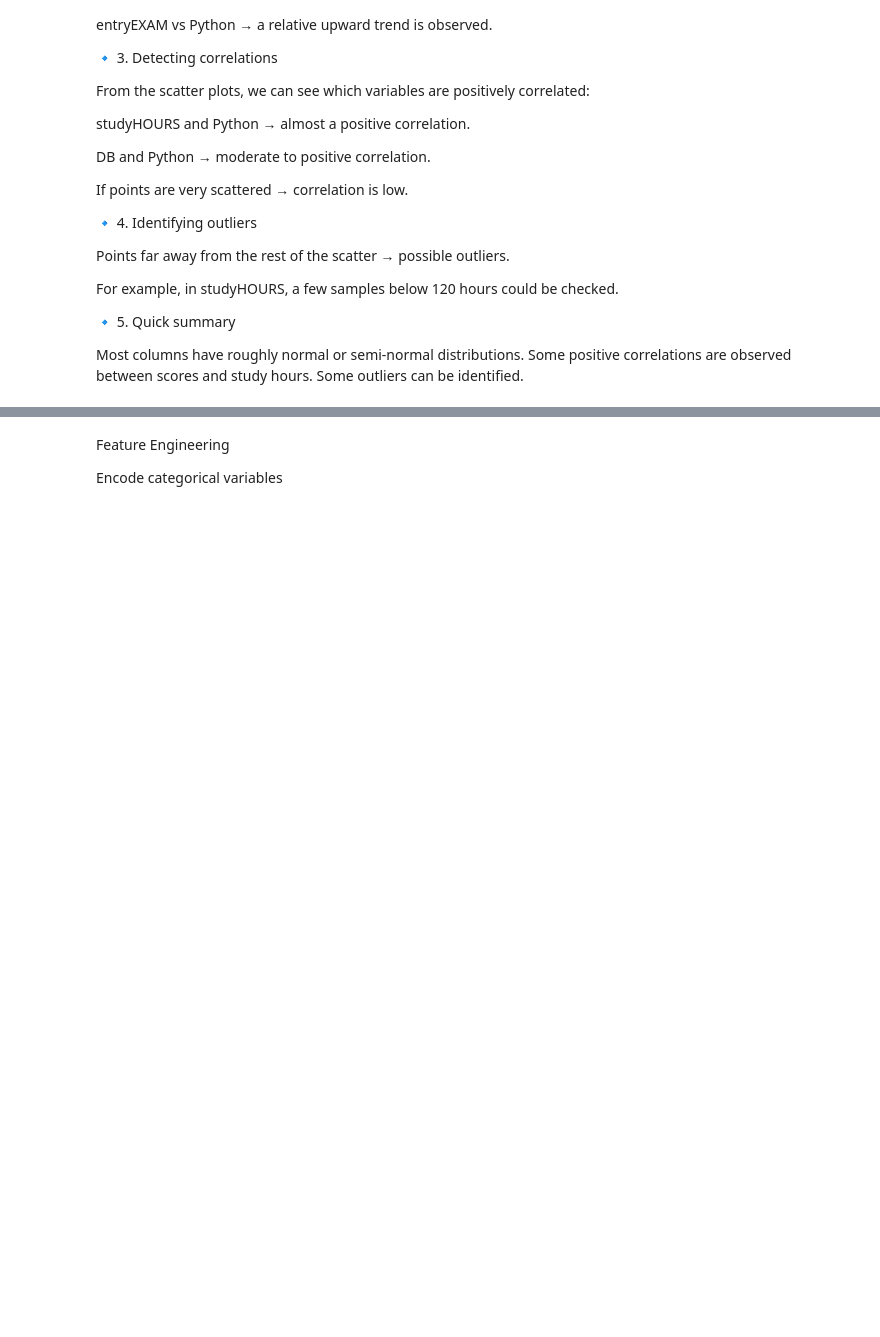
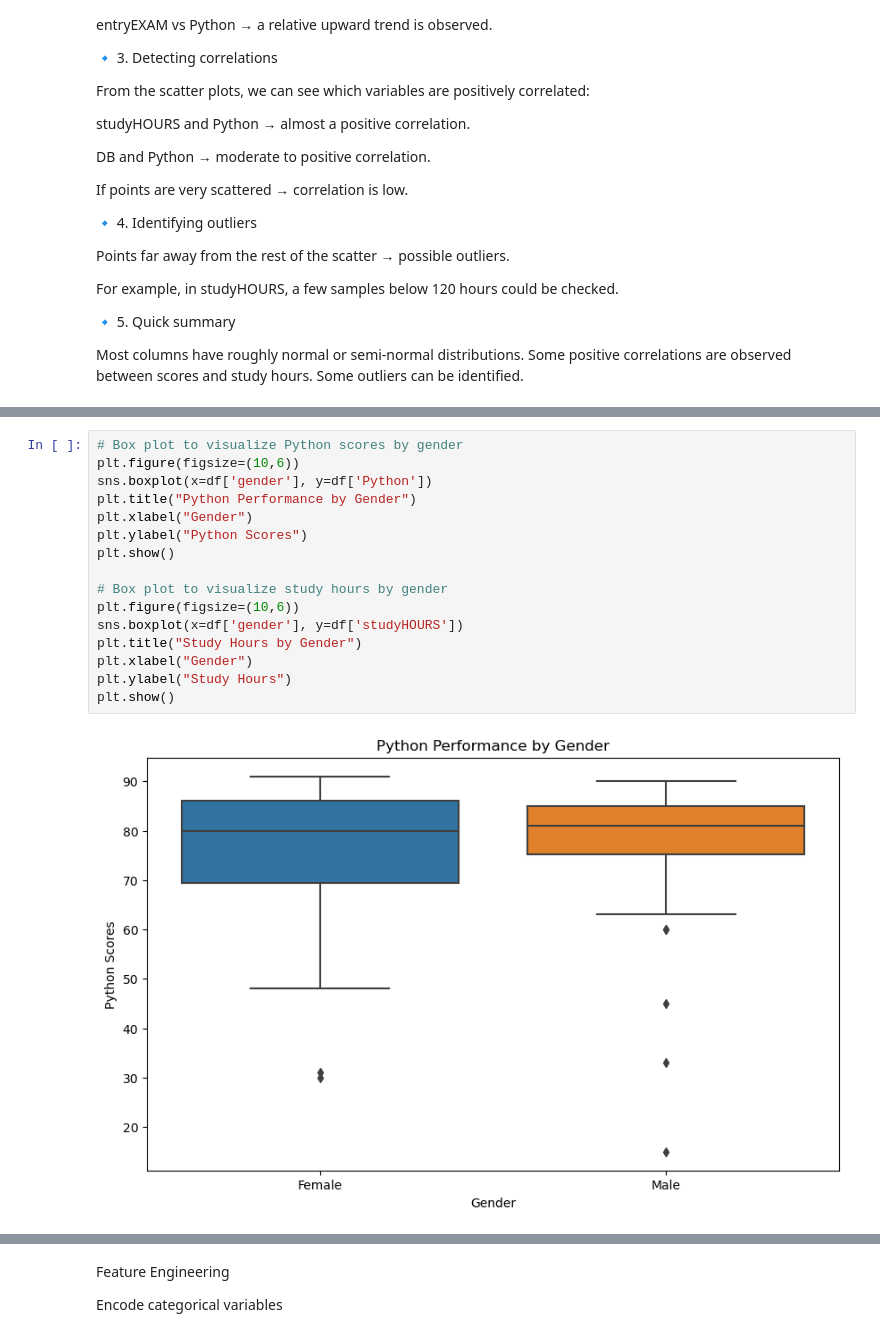
Before and after one commit to sajjadkhazaei/students_performance, a Jupyter notebook: main.ipynb, the cells around one changed output, grey strips where cells are left out. Drawn from its saved outputs; the diff is of its cells as text; blank space fills up the shorter version.

```diff
--- a/main.ipynb
+++ b/main.ipynb
@@ -372,0 +432,18 @@ Some outliers can be identified.
+# %%
+# Box plot to visualize Python scores by gender
+plt.figure(figsize=(10,6))
+sns.boxplot(x=df['gender'], y=df['Python'])
+plt.title("Python Performance by Gender")
+plt.xlabel("Gender")
+plt.ylabel("Python Scores")
+plt.show()
+
+# Box plot to visualize study hours by gender
+plt.figure(figsize=(10,6))
+sns.boxplot(x=df['gender'], y=df['studyHOURS'])
+plt.title("Study Hours by Gender")
+plt.xlabel("Gender")
+plt.ylabel("Study Hours")
+plt.show()
+# %% [output]
+[figure, added]
```
Also changed, not shown: parts of 15 cells of this notebook.
